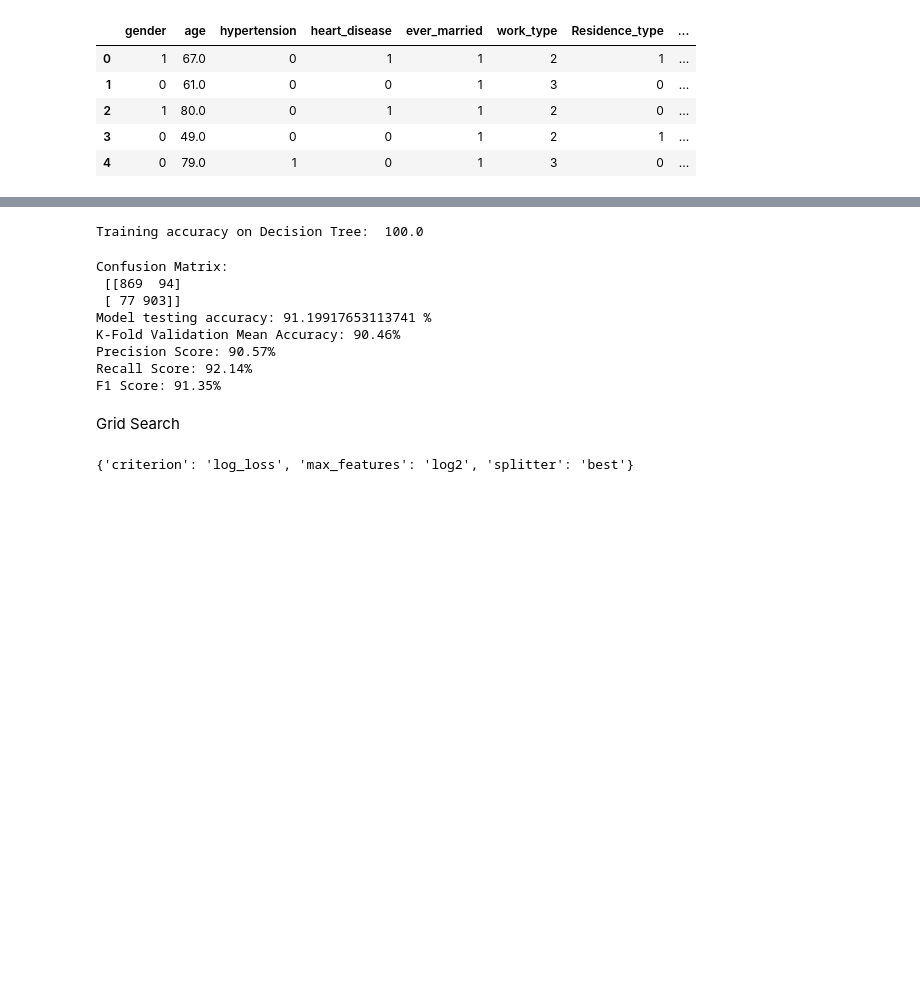
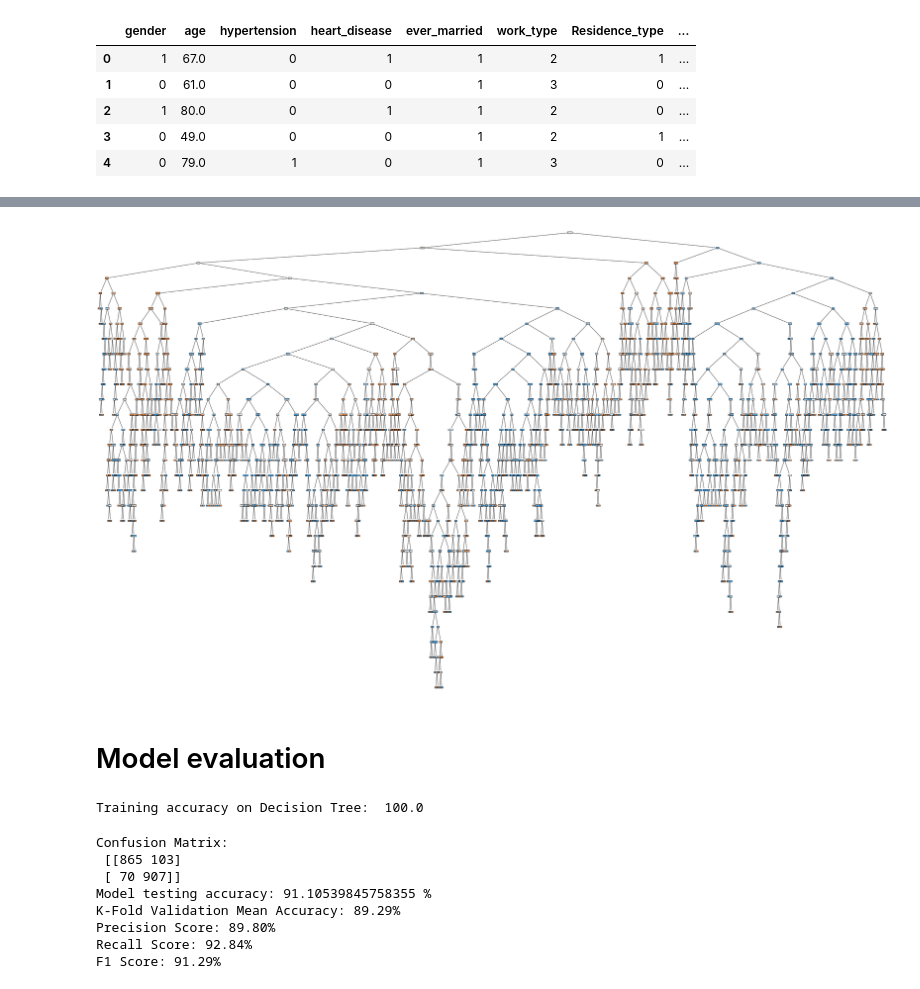
Before and after one commit to Muscar1a/CapstoneProject, a Jupyter notebook: src/model/DecisionTree.ipynb, the cells around one changed output, grey strips where cells are left out. Cells and saved outputs as stored; diff of their text form; code cells hidden in the pictures; blank space fills up the shorter version.

```diff
--- a/src/model/DecisionTree.ipynb
+++ b/src/model/DecisionTree.ipynb
@@ -8,8 +12,6 @@ warnings.filterwarnings("ignore")
 # %%
-df = pd.read_csv("D:\\Learn\\Uni\\ML\\CapstoneProject\\data\\healthcare-dataset-stroke-data.csv")
-
+df = pd.read_csv("healthcare-dataset-stroke-data.csv")
 df = df.drop('id', axis=1)
-df['bmi'] = df['bmi'].fillna(df['bmi'].mean())
 df.head()
 # %% [output]
 |  | gender | age | hypertension | heart_disease | ever_married | work_type | Residence_type | ... |
@@ -72,0 +94,19 @@ model = tree.DecisionTreeClassifier()
+# %%
+from sklearn.model_selection import GridSearchCV
+from sklearn.tree import DecisionTreeClassifier
+
+param_grid = {
+    'max_depth' : [25,26,27,28,29,30,31,32,33,34,35],
+    'max_features' : ['sqrt','log2'],
+    'max_leaf_nodes' : [1050,1100,1150,1200,1250,1300,1350,1400,1450],
+    'criterion':['gini', 'entropy',' log_loss']
+
+}
+
+grid_search = GridSearchCV(estimator=DecisionTreeClassifier(),
+                           param_grid=param_grid,
+                           cv=5,
+                           scoring='accuracy')
+grid_search.fit(X_train, y_train)
+best_params = grid_search.best_params_
+print(best_params)
@@ -73,3 +115,5 @@ model = tree.DecisionTreeClassifier()
+# %%
+model = DecisionTreeClassifier(max_features = "sqrt",max_depth=32,max_leaf_nodes=140,criterion="entropy")
 # %%
 model.fit(X_train, y_train)
 # %% [output]
@@ -77,3 +145,11 @@ DecisionTreeClassifier()
+# %%
+import matplotlib.pyplot as plt
+fig  = plt.figure(figsize=(50,30))
+_ = tree.plot_tree(model, feature_names=features,class_names=["No Stroke", "Stroke"], filled= True)
+# %% [output]
+[figure, added]
+# %% [markdown]
+# Model evaluation
 # %%
 print("Training accuracy on Decision Tree: ", model.score(X_train, y_train)*100)
 # %% [output]
@@ -93,31 +169,10 @@ print(f'F1 Score: {f1_score(y_test, model.predict(X_test))*100:.2f}%')
 print()
 # %% [output]
 Confusion Matrix:
- [[869  94]
- [ 77 903]]
-Model testing accuracy: 91.19917653113741 %
-K-Fold Validation Mean Accuracy: 90.46%
-Precision Score: 90.57%
-Recall Score: 92.14%
-F1 Score: 91.35%
+ [[865 103]
+ [ 70 907]]
+Model testing accuracy: 91.10539845758355 %
+K-Fold Validation Mean Accuracy: 89.29%
+Precision Score: 89.80%
+Recall Score: 92.84%
+F1 Score: 91.29%
-# %% [markdown]
-Grid Search
-# %%
-from sklearn.model_selection import GridSearchCV
-from sklearn.tree import DecisionTreeClassifier
-
-param_grid = {
-    'criterion' : ['gini' , 'entropy','log_loss'],
-    'splitter' : ['best','random'],
-    'max_features' : ['auto', 'sqrt', 'log2'],
-}
-
-grid_search = GridSearchCV(estimator=DecisionTreeClassifier(),
-                           param_grid=param_grid,
-                           cv=5,
-                           scoring='accuracy')
-grid_search.fit(X_train, y_train)
-best_params = grid_search.best_params_
-print(best_params)
-# %% [output]
-{'criterion': 'log_loss', 'max_features': 'log2', 'splitter': 'best'}
```
Also changed, not shown: parts of 28 cells of this notebook, 6 other files.
